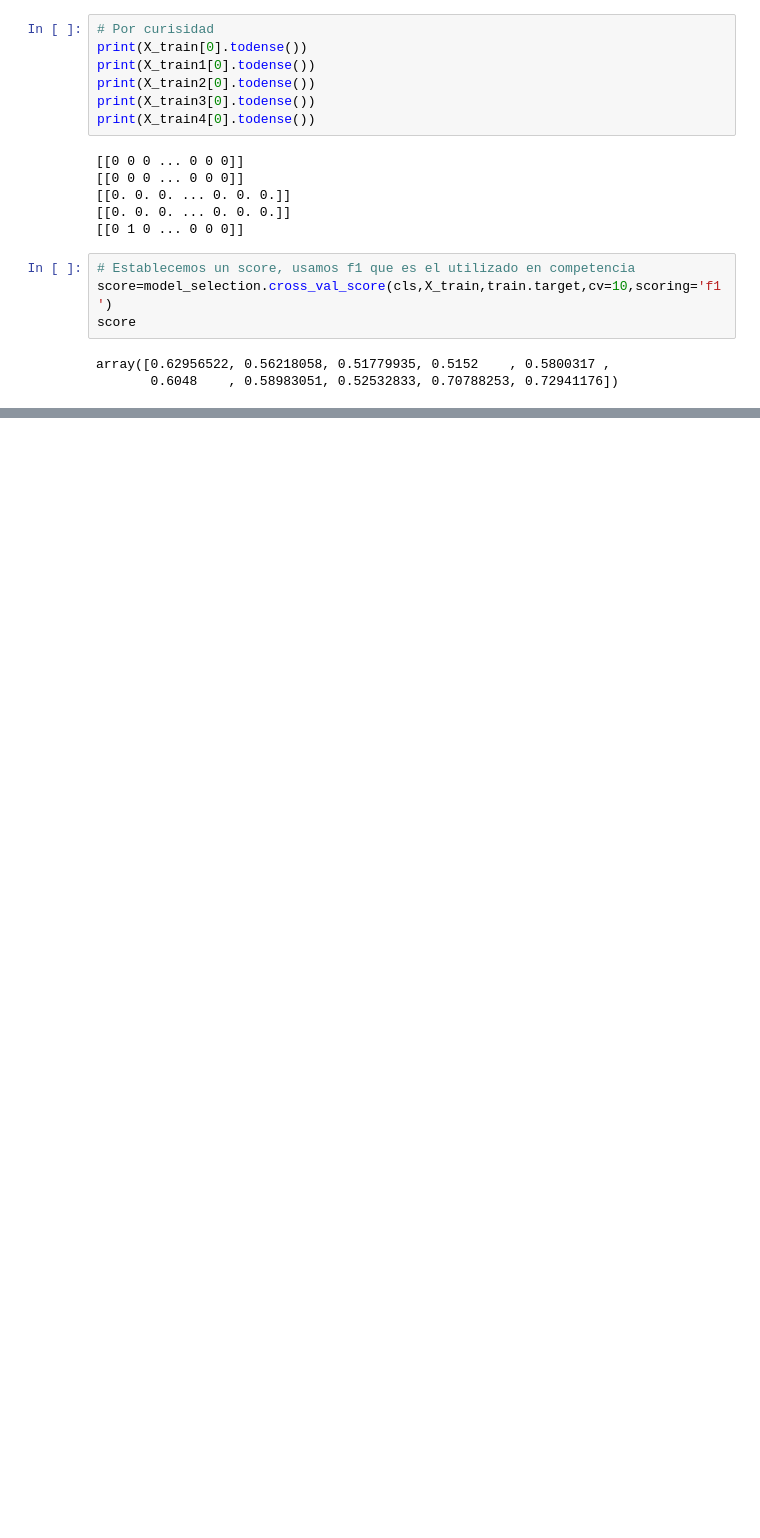
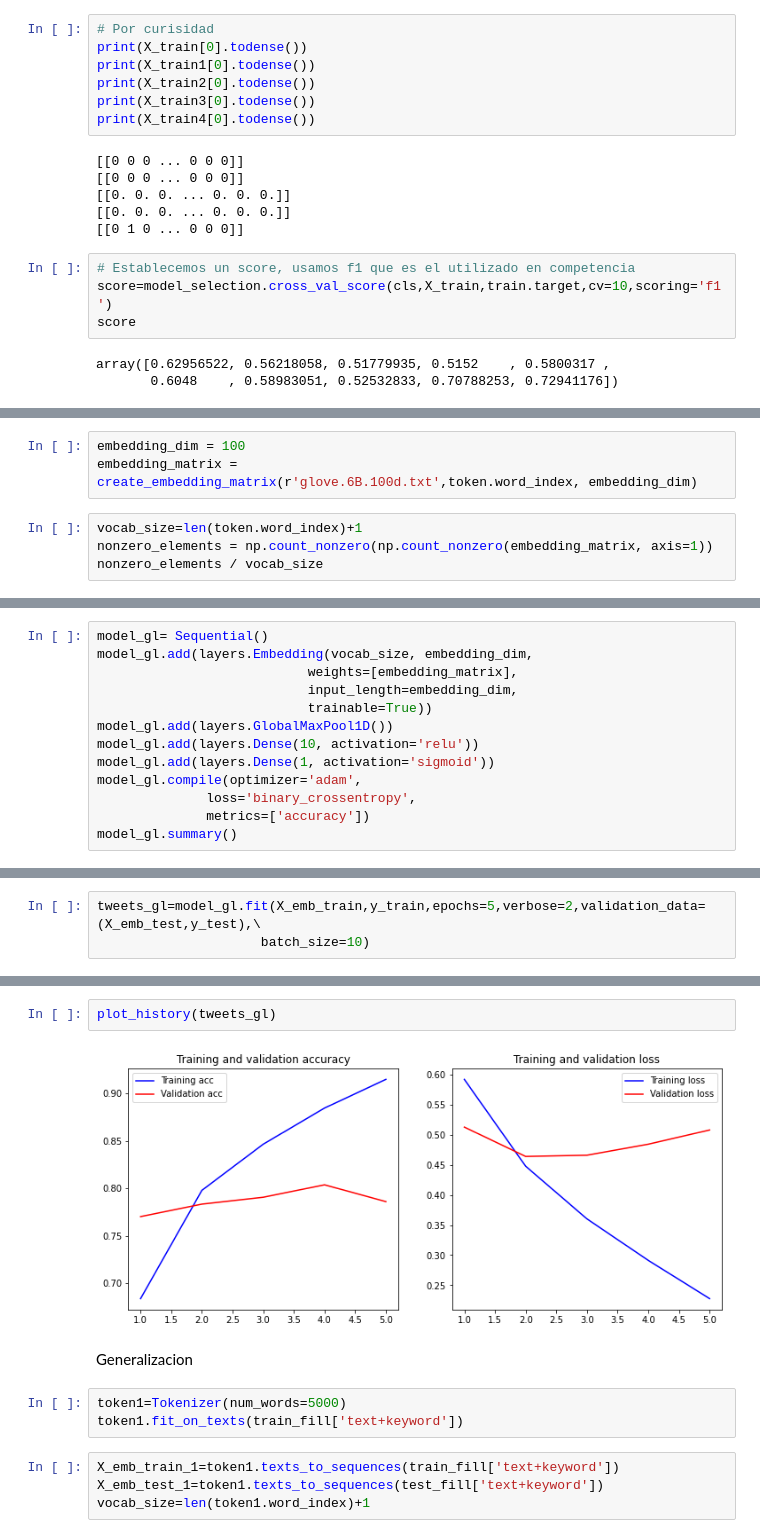
Before and after one commit to elemi10/7506-TP-Org-de-datos, a Jupyter notebook: Tp2_7506.ipynb, the cells around one changed output, grey strips where cells are left out. Saved outputs shown, nothing was run; the diff lists cells and outputs as text; blank space fills up the shorter version.

```diff
--- a/Tp2_7506.ipynb
+++ b/Tp2_7506.ipynb
@@ -514,0 +734,7 @@ sample_submission.to_csv('sub8.csv',index=False)
+# %%
+embedding_dim = 100
+embedding_matrix = create_embedding_matrix(r'glove.6B.100d.txt',token.word_index, embedding_dim)
+# %%
+vocab_size=len(token.word_index)+1
+nonzero_elements = np.count_nonzero(np.count_nonzero(embedding_matrix, axis=1))
+nonzero_elements / vocab_size
@@ -514,0 +743,13 @@ sample_submission.to_csv('sub8.csv',index=False)
+# %%
+model_gl= Sequential()
+model_gl.add(layers.Embedding(vocab_size, embedding_dim,
+                           weights=[embedding_matrix],
+                           input_length=embedding_dim,
+                           trainable=True))
+model_gl.add(layers.GlobalMaxPool1D())
+model_gl.add(layers.Dense(10, activation='relu'))
+model_gl.add(layers.Dense(1, activation='sigmoid'))
+model_gl.compile(optimizer='adam',
+              loss='binary_crossentropy',
+              metrics=['accuracy'])
+model_gl.summary()
@@ -514,0 +773,3 @@ sample_submission.to_csv('sub8.csv',index=False)
+# %%
+tweets_gl=model_gl.fit(X_emb_train,y_train,epochs=5,verbose=2,validation_data=(X_emb_test,y_test),\
+                     batch_size=10)
@@ -514,0 +788,13 @@ sample_submission.to_csv('sub8.csv',index=False)
+# %%
+plot_history(tweets_gl)
+# %% [output]
+[figure, added]
+# %% [markdown]
+Generalizacion
+# %%
+token1=Tokenizer(num_words=5000)
+token1.fit_on_texts(train_fill['text+keyword'])
+# %%
+X_emb_train_1=token1.texts_to_sequences(train_fill['text+keyword'])
+X_emb_test_1=token1.texts_to_sequences(test_fill['text+keyword'])
+vocab_size=len(token1.word_index)+1
```
Also changed, not shown: parts of 102 cells of this notebook.
